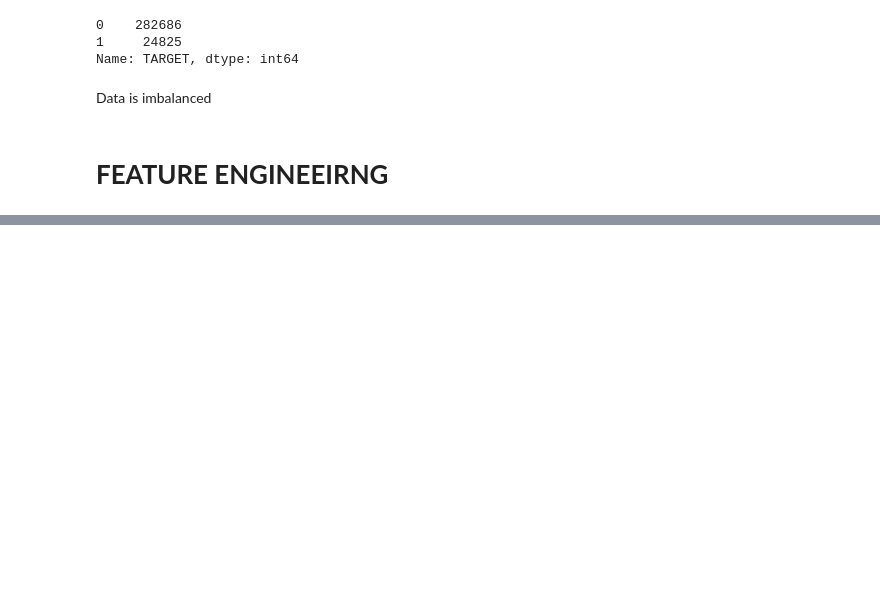
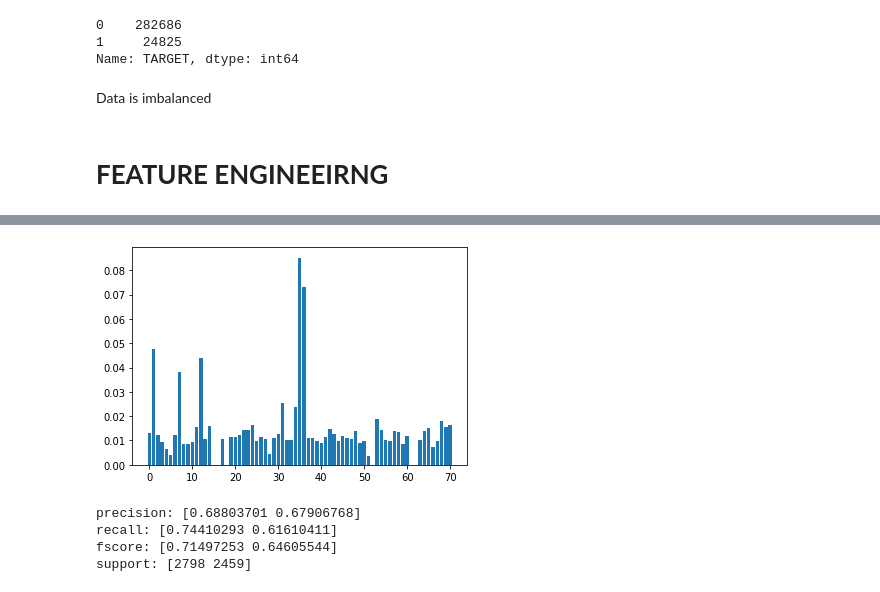
Before and after one commit to yadneshkhairnar194/Home-Credit-Default-Risk, a Jupyter notebook: Home_Credit_Default_Risk.ipynb, the cells around one changed output, grey strips where cells are left out. Cells and saved outputs as stored; diff of their text form; code cells hidden in the pictures; blank space fills up the shorter version.

```diff
--- a/Home_Credit_Default_Risk.ipynb
+++ b/Home_Credit_Default_Risk.ipynb
@@ -717,16 +844,16 @@ number of 1 in y_pred: 2320
 # %%
-xgbc0 = XGBClassifier(learning_rate =0.075,
-                                    n_estimators=1000,
-                                    max_depth=25,
-                                    min_child_weight=1,
-                                    gamma=0.1,
-                                    subsample=0.8,
-                                    colsample_bytree=0.8,
+xgbc0 = XGBClassifier(learning_rate =0.05,
+                                    n_estimators=500,
+                                    # max_depth=22,
+                                    # min_child_weight=1,
+                                    # gamma=0.5,
+                                    # subsample=0.8,
+                                    # colsample_bytree=0.8,
                                     objective= 'binary:logistic',
-                                    nthread=4,
-                                    scale_pos_weight=1,
-                                    seed=27,
-                                    reg_lambda = 0.2
+                                    # nthread=4,
+                                    # scale_pos_weight=1,
+                                    # seed=27,
+                                    # reg_lambda = 0.5
                       )
 
 mode_new = xgbc0.fit(X_train , y_train)
@@ -750,0 +893,20 @@ array([[2162,  636],
+# %%
+# plot
+pyplot.bar(range(len(mode_new.feature_importances_)), mode_new.feature_importances_)
+pyplot.show()
+# %% [output]
+[figure, added]
+# %%
+from sklearn.metrics import precision_recall_fscore_support as score
+
+precision, recall, fscore, support = score(y_test, predictions)
+
+print('precision: {}'.format(precision))
+print('recall: {}'.format(recall))
+print('fscore: {}'.format(fscore))
+print('support: {}'.format(support))
+# %% [output]
+precision: [0.68803701 0.67906768]
+recall: [0.74410293 0.61610411]
+fscore: [0.71497253 0.64605544]
+support: [2798 2459]
```
Also changed, not shown: parts of 25 cells of this notebook.
